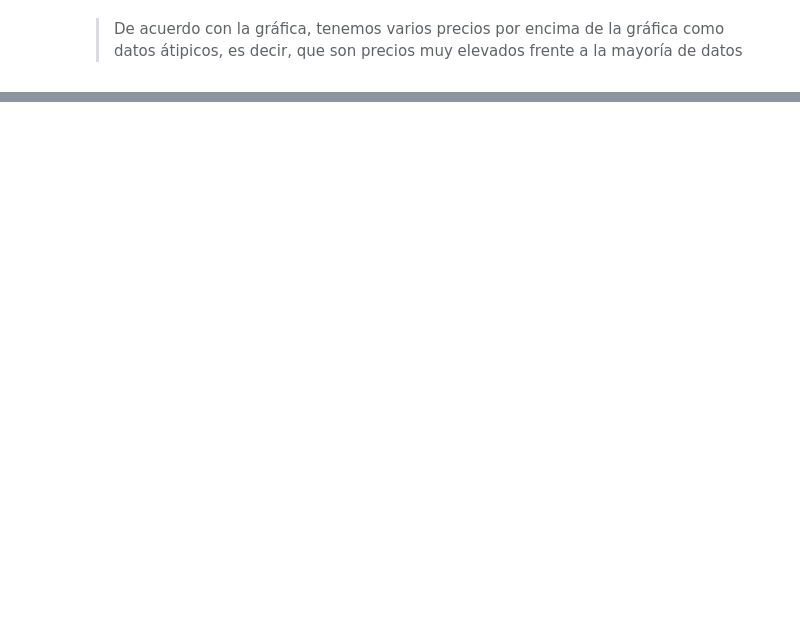
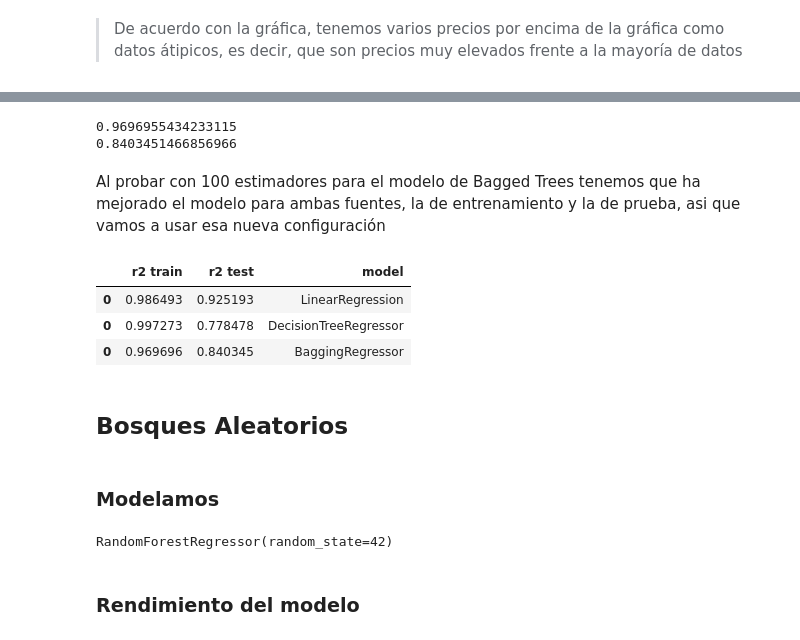
Before and after one commit to Dannais/Old-Car-Price-Prediction, a Jupyter notebook: Old_Car_Price_Prediction.ipynb, the cells around one changed output, grey strips where cells are left out. Cells and saved outputs as stored; diff of their text form; code cells hidden in the pictures; blank space fills up the shorter version.

```diff
--- a/Old_Car_Price_Prediction.ipynb
+++ b/Old_Car_Price_Prediction.ipynb
@@ -457,0 +500,6 @@ plt.show()
+# %%
+# Obtengan las predicciones del conjunto de entrenamiento
+reglineal_train_preds = reglineal.predict(X_train)
+
+# Obtengan las predicciones del conjunto de prueba
+reglineal_test_preds = reglineal.predict(X_test)
@@ -457,0 +643,13 @@ plt.show()
+# %%
+# Asignar el objetivo (y) y las características (X)
+y = df_clean['car_prices_in_rupee']
+X =df_clean.drop(columns = 'car_prices_in_rupee')
+
+# Realizar un train test split a los datos
+X_train, X_test, y_train, y_test = train_test_split(X, y, test_size=0.3, random_state = 42)
+
+# Instanciar el modelo
+bagreg = BaggingRegressor(random_state = 42)
+
+# Entrenar el modelo con los datos de entrenamiento
+bagreg.fit(X_train,y_train)
@@ -457,0 +695,56 @@ plt.show()
+# %%
+# Intenten 100  estimadores
+bagreg_100 = BaggingRegressor(n_estimators = 100, random_state = 42)
+
+# Ajusten el modelo
+bagreg_100.fit(X_train, y_train)
+
+# Obtengan las puntuaciones
+bagreg_100_train_score = bagreg_100.score(X_train, y_train)
+bagreg_100_test_score = bagreg_100.score(X_test, y_test)
+print(bagreg_100_train_score)
+print(bagreg_100_test_score)
+# %% [output]
+0.9696955434233115
+0.8403451466856966
+# %% [markdown]
+Al probar con 100 estimadores para el modelo de Bagged Trees tenemos que ha mejorado el modelo para ambas fuentes, la de entrenamiento y la de prueba, asi que vamos a usar esa nueva configuración
+# %%
+# Colocamos los resultados del modelo DecisionTreeRegressor en un df
+df_metricas_bagreg =   pd.DataFrame({
+                        'r2 train'  : [bagreg_100_train_score],
+                        'r2 test'    : [bagreg_100_test_score],
+                        'model'     : ['BaggingRegressor']
+                     })
+
+# Agregar el df del modelo al frame de comparación
+frames.append(df_metricas_bagreg)
+
+# Revisar el Dataframe de comparación
+pd.concat(frames)
+# %% [output]
+|  | r2 train | r2 test | model |
+| 0 | 0.986493 | 0.925193 | LinearRegression |
+| 0 | 0.997273 | 0.778478 | DecisionTreeRegressor |
+| 0 | 0.969696 | 0.840345 | BaggingRegressor |
+# %% [markdown]
+## Bosques Aleatorios
+# %% [markdown]
+### Modelamos
+# %%
+# Asignar el objetivo (y) y las características (X)
+y = df_clean['car_prices_in_rupee']
+X =df_clean.drop(columns = 'car_prices_in_rupee')
+
+# Realizar un train test split a los datos
+X_train, X_test, y_train, y_test = train_test_split(X, y, test_size=0.3, random_state = 42)
+
+# Instanciar el modelo
+rf = RandomForestRegressor(random_state = 42)
+
+# Entrenar el modelo con los datos de entrenamiento
+rf.fit(X_train,y_train)
+# %% [output]
+RandomForestRegressor(random_state=42)
+# %% [markdown]
+### Rendimiento del modelo
```
Also changed, not shown: parts of 49 cells of this notebook.
